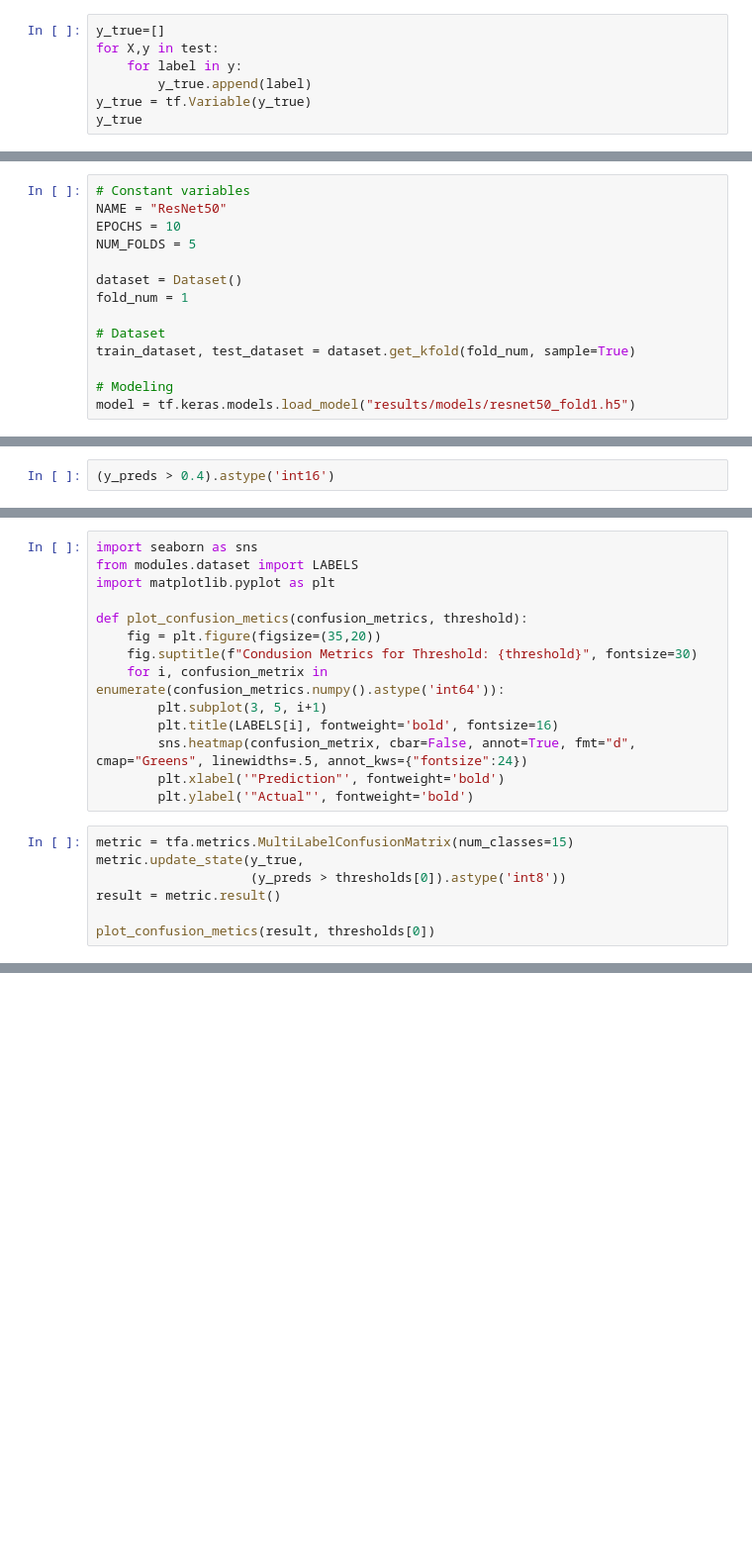
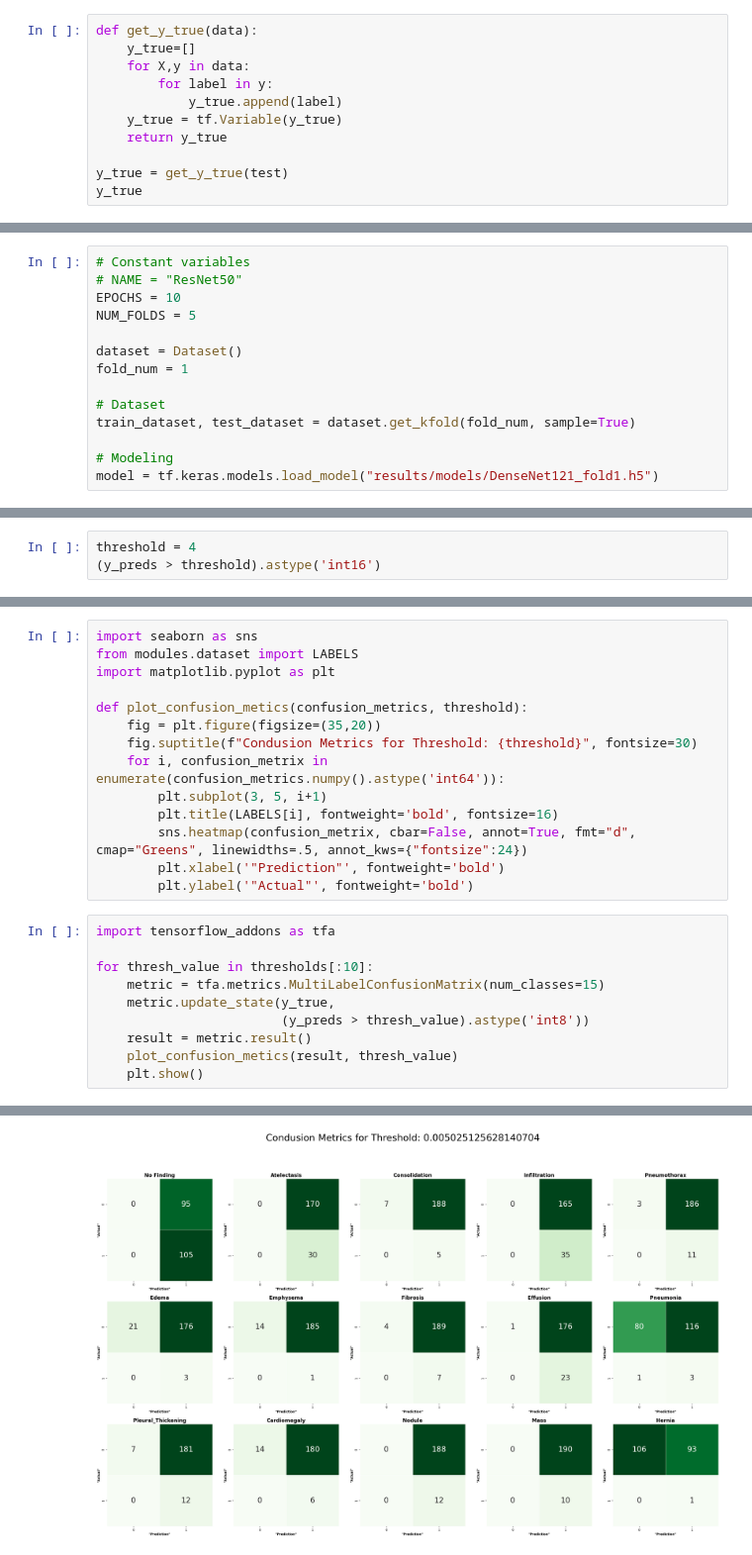
Before and after one commit to chonsawat/ChestXray-14, a Jupyter notebook: Check_AUC.ipynb, the cells around one changed output, grey strips where cells are left out. Shown at 99% size. Drawn from its saved outputs; the diff is of its cells as text; blank space fills up the shorter version.

```diff
--- a/Check_AUC.ipynb
+++ b/Check_AUC.ipynb
@@ -13,10 +13,14 @@ To enable them in other operations, rebuild TensorFlow with the appropriate comp
 <PrefetchDataset element_spec=(TensorSpec(shape=(None, 224, 224, 3), dtype=tf.float32, name=None), TensorSpec(shape=(None, 15), dtype=tf.int64, name=None))>
 # %%
-y_true=[]
-for X,y in test:
-    for label in y:
-        y_true.append(label)
-y_true = tf.Variable(y_true)
+def get_y_true(data):
+    y_true=[]
+    for X,y in data:
+        for label in y:
+            y_true.append(label)
+    y_true = tf.Variable(y_true)
+    return y_true
+
+y_true = get_y_true(test)
 y_true
 # %% [output]
 <tf.Variable 'Variable:0' shape=(200, 15) dtype=int64, numpy=
@@ -29,7 +33,7 @@ array([[1, 0, 0, ..., 0, 0, 0],
        [1, 0, 0, ..., 0, 0, 0]])>
 # %%
 # Constant variables
-NAME = "ResNet50"
+# NAME = "ResNet50"
 EPOCHS = 10
 NUM_FOLDS = 5
 
@@ -40,4 +44,4 @@ fold_num = 1
 train_dataset, test_dataset = dataset.get_kfold(fold_num, sample=True)
 
 # Modeling
-model = tf.keras.models.load_model("results/models/resnet50_fold1.h5")
+model = tf.keras.models.load_model("results/models/DenseNet121_fold1.h5")
@@ -61,3 +63,4 @@ This message will be only logged once.
 # %%
-(y_preds > 0.4).astype('int16')
+threshold = 4
+(y_preds > threshold).astype('int16')
 # %% [output]
@@ -195,11 +127,15 @@ def plot_confusion_metics(confusion_metrics, threshold):
         plt.xlabel('"Prediction"', fontweight='bold')
         plt.ylabel('"Actual"', fontweight='bold')
 # %%
-metric = tfa.metrics.MultiLabelConfusionMatrix(num_classes=15)
-metric.update_state(y_true,
-                    (y_preds > thresholds[0]).astype('int8'))
-result = metric.result()
+import tensorflow_addons as tfa
 
-plot_confusion_metics(result, thresholds[0])
+for thresh_value in thresholds[:10]:
+    metric = tfa.metrics.MultiLabelConfusionMatrix(num_classes=15)
+    metric.update_state(y_true,
+                        (y_preds > thresh_value).astype('int8'))
+    result = metric.result()
+    plot_confusion_metics(result, thresh_value)
+    plt.show()
 # %% [output]
 [figure]
+[figure, added]
```
Also changed, not shown: parts of 16 cells of this notebook, 6 other files.
